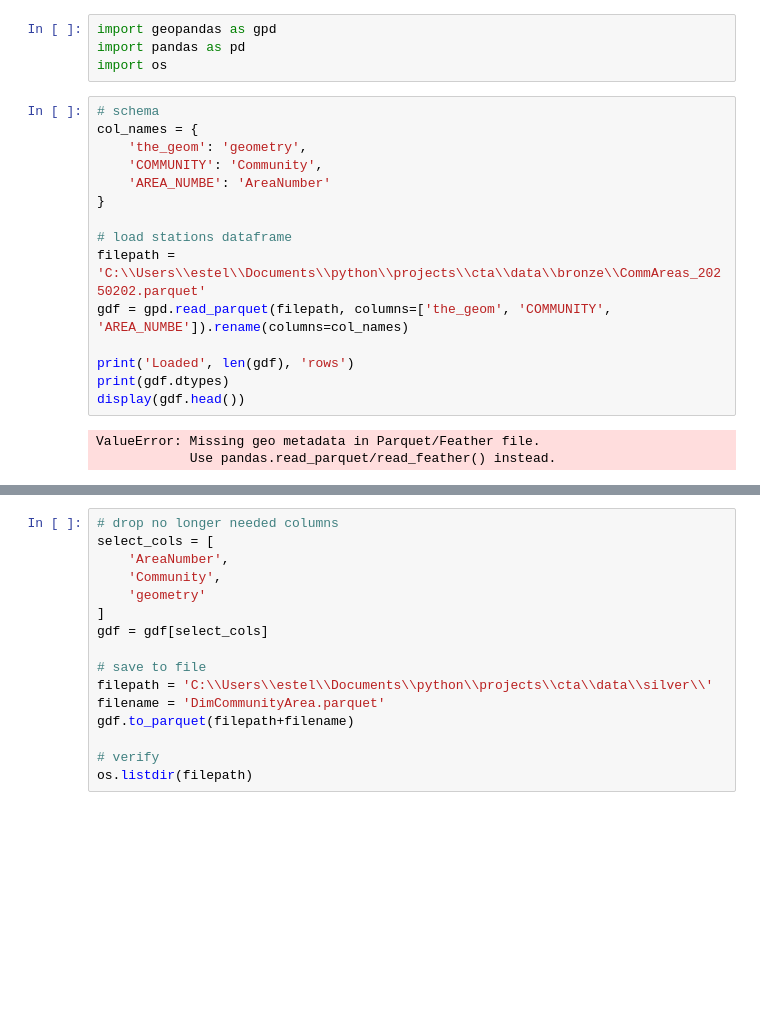
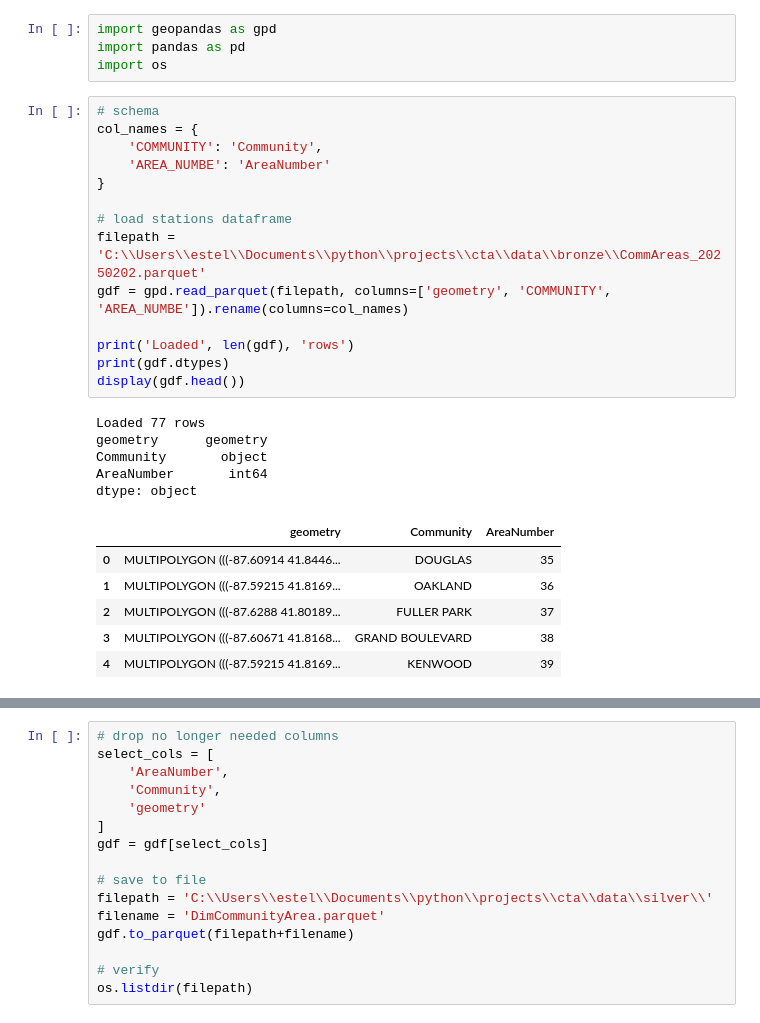
Before and after one commit to estelmach/cta, a Jupyter notebook: notebooks/silver/nb-silver-DimCommunityArea.ipynb, the cells around one changed output, grey strips where cells are left out. Saved outputs shown, nothing was run; the diff lists cells and outputs as text; blank space fills up the shorter version.

```diff
--- a/notebooks/silver/nb-silver-DimCommunityArea.ipynb
+++ b/notebooks/silver/nb-silver-DimCommunityArea.ipynb
@@ -5,21 +5,29 @@ import os
 # %%
 # schema
 col_names = {
-    'the_geom': 'geometry',
     'COMMUNITY': 'Community',
     'AREA_NUMBE': 'AreaNumber'
 }
 
 # load stations dataframe
 filepath = 'C:\\Users\\estel\\Documents\\python\\projects\\cta\\data\\bronze\\CommAreas_20250202.parquet'
-gdf = gpd.read_parquet(filepath, columns=['the_geom', 'COMMUNITY', 'AREA_NUMBE']).rename(columns=col_names)
+gdf = gpd.read_parquet(filepath, columns=['geometry', 'COMMUNITY', 'AREA_NUMBE']).rename(columns=col_names)
 
 print('Loaded', len(gdf), 'rows')
 print(gdf.dtypes)
 display(gdf.head())
 # %% [output]
-ValueError: Missing geo metadata in Parquet/Feather file.
-            Use pandas.read_parquet/read_feather() instead.
+Loaded 77 rows
+geometry      geometry
+Community       object
+AreaNumber       int64
+dtype: object
+|  | geometry | Community | AreaNumber |
+| 0 | MULTIPOLYGON (((-87.60914 41.8446... | DOUGLAS | 35 |
+| 1 | MULTIPOLYGON (((-87.59215 41.8169... | OAKLAND | 36 |
+| 2 | MULTIPOLYGON (((-87.6288 41.80189... | FULLER PARK | 37 |
+| 3 | MULTIPOLYGON (((-87.60671 41.8168... | GRAND BOULEVARD | 38 |
+| 4 | MULTIPOLYGON (((-87.59215 41.8169... | KENWOOD | 39 |
 # %%
 # quick cleanup for readability and correct dtypes
 gdf['Community'] = gdf.Community.apply(lambda x: ' '.join(word.capitalize() for word in x.split(' ')))
```
Also changed, not shown: parts of 1 cell of this notebook, 2 other files.
